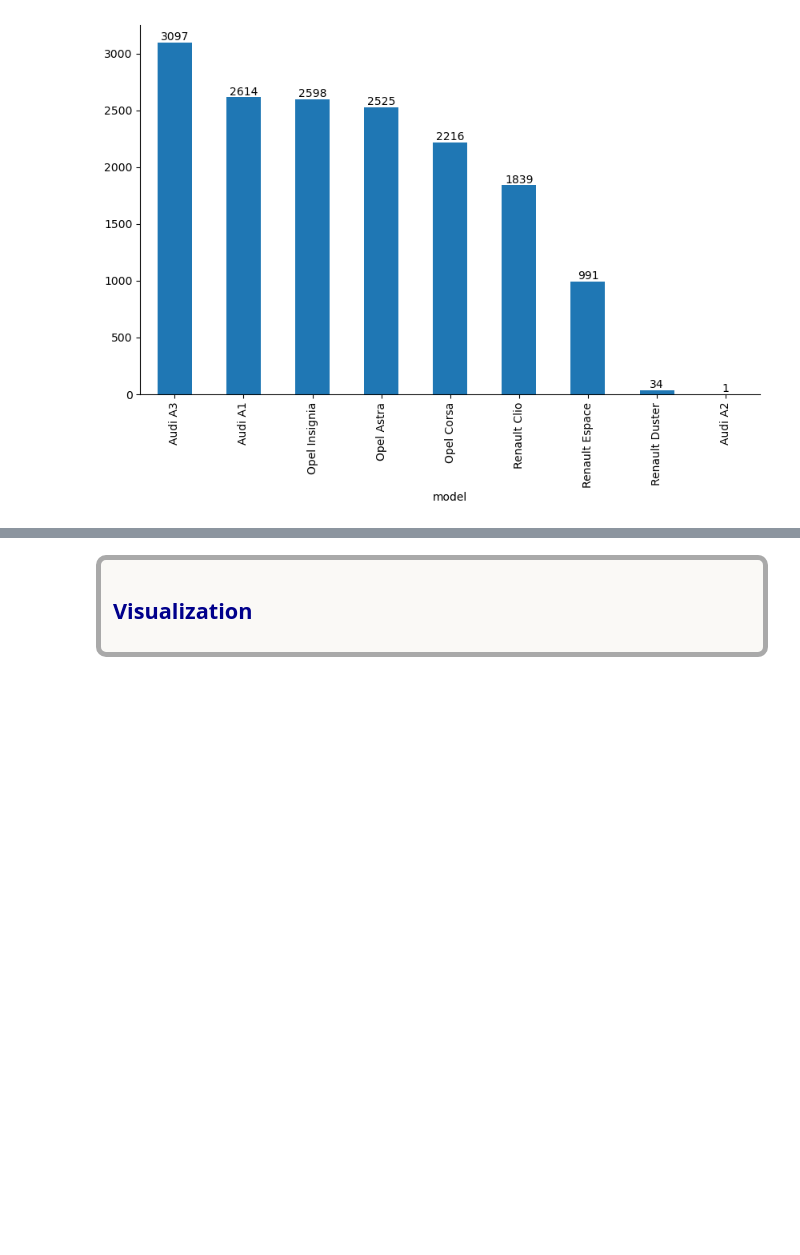
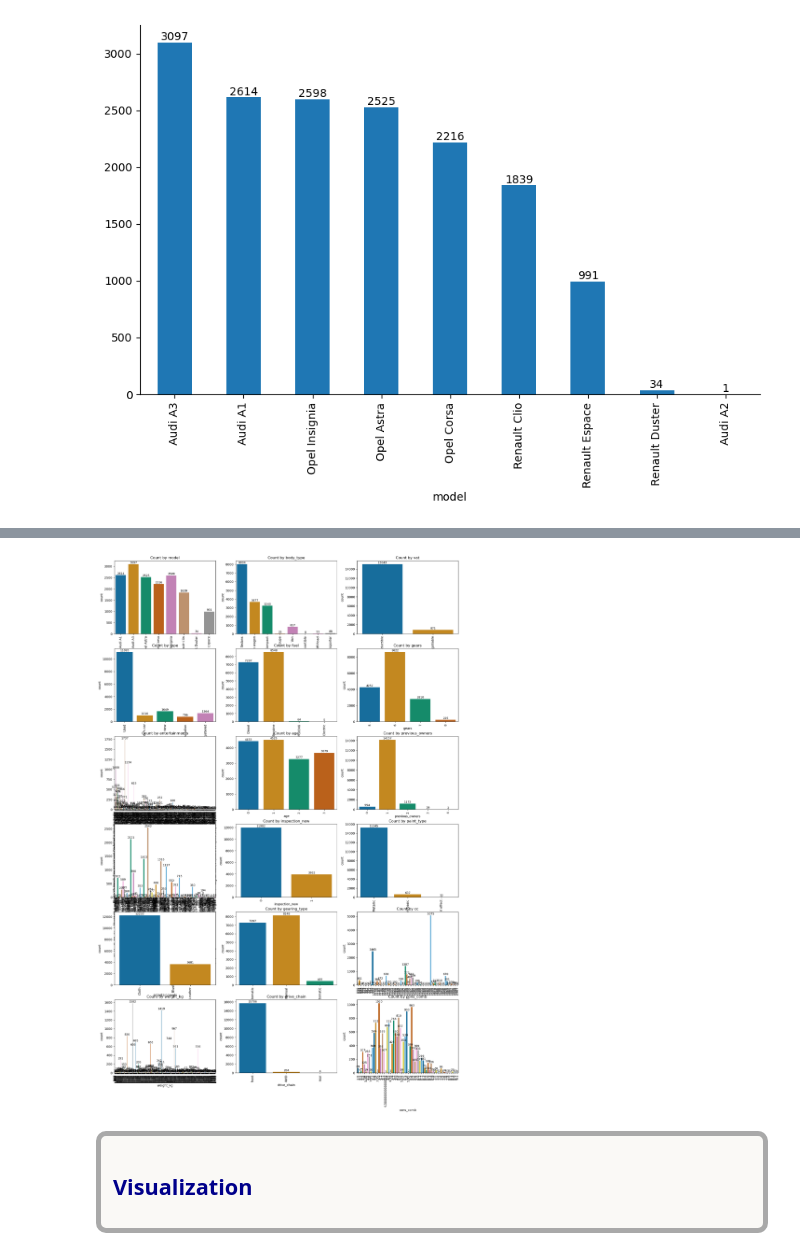
Before and after one commit to ssamiyavuzz/Auto-Scout-Project, a Jupyter notebook: AutoScout_ML_Project.ipynb, the cells around one changed output, grey strips where cells are left out. Saved outputs shown, nothing was run; the diff lists cells and outputs as text; code cells hidden in the pictures; blank space fills up the shorter version.

Commit message:
counts of features

```diff
--- a/AutoScout_ML_Project.ipynb
+++ b/AutoScout_ML_Project.ipynb
@@ -279,3 +277,35 @@ sns.boxplot()
+# %%
+max_unique_values = 500
+
+cols_to_plot = [col for col in df.columns if df[col].nunique() <= max_unique_values]
+
+total_plots = len(cols_to_plot)
+
+nrows = 6
+ncols = 3
+
+fig, axes = plt.subplots(nrows=nrows, ncols=ncols, figsize=(20, 30))
+axes = axes.flatten()
+
+for i, col in enumerate(cols_to_plot):
+    ax = axes[i]
+    sns.countplot(x=col, data=df, palette="colorblind", ax=ax)
+    ax.set_title(f"Count by {col}")
+    ax.set_xticklabels(ax.get_xticklabels(), rotation=90)
+
+    for p in ax.patches:
+        ax.annotate(f'{int(p.get_height())}', (p.get_x() + p.get_width() / 2., p.get_height()),
+                    ha='center', va='center', fontsize=9, color='black', xytext=(0, 5),
+                    textcoords='offset points')
+
+if total_plots < nrows * ncols:
+    for j in range(total_plots, nrows * ncols):
+        fig.delaxes(axes[j])
+
+plt.tight_layout()
+plt.show()
+# %% [output]
+[figure, added]
 # %% [markdown]
 <div class="alert alert-warning alert-info" style="background-color: #FAF9F6; border: 5px solid #A9A9A9; border-radius: 10px;">
     <h2 style="font-weight: bold; color: darkblue;">Visualization</h2
```
Also changed, not shown: parts of 1 cell of this notebook.
